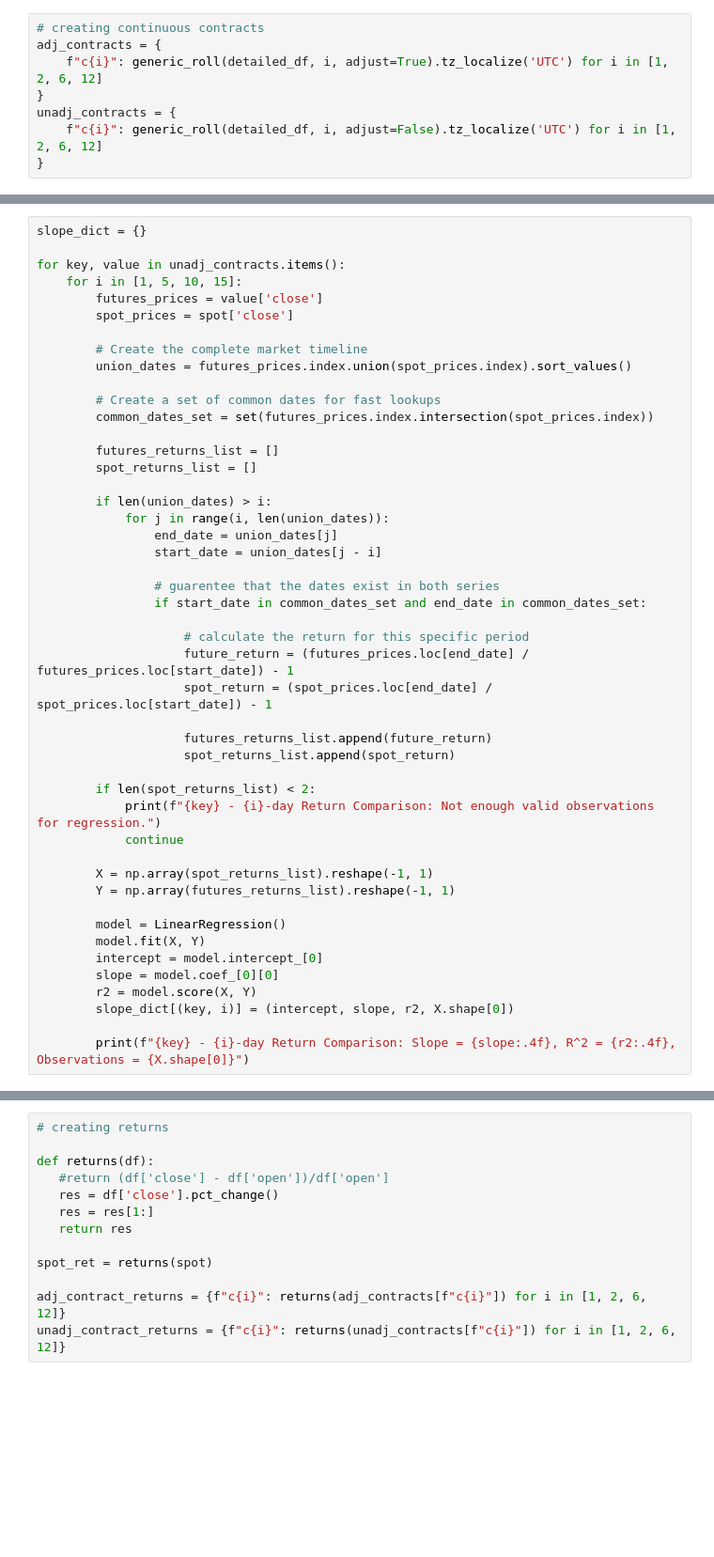
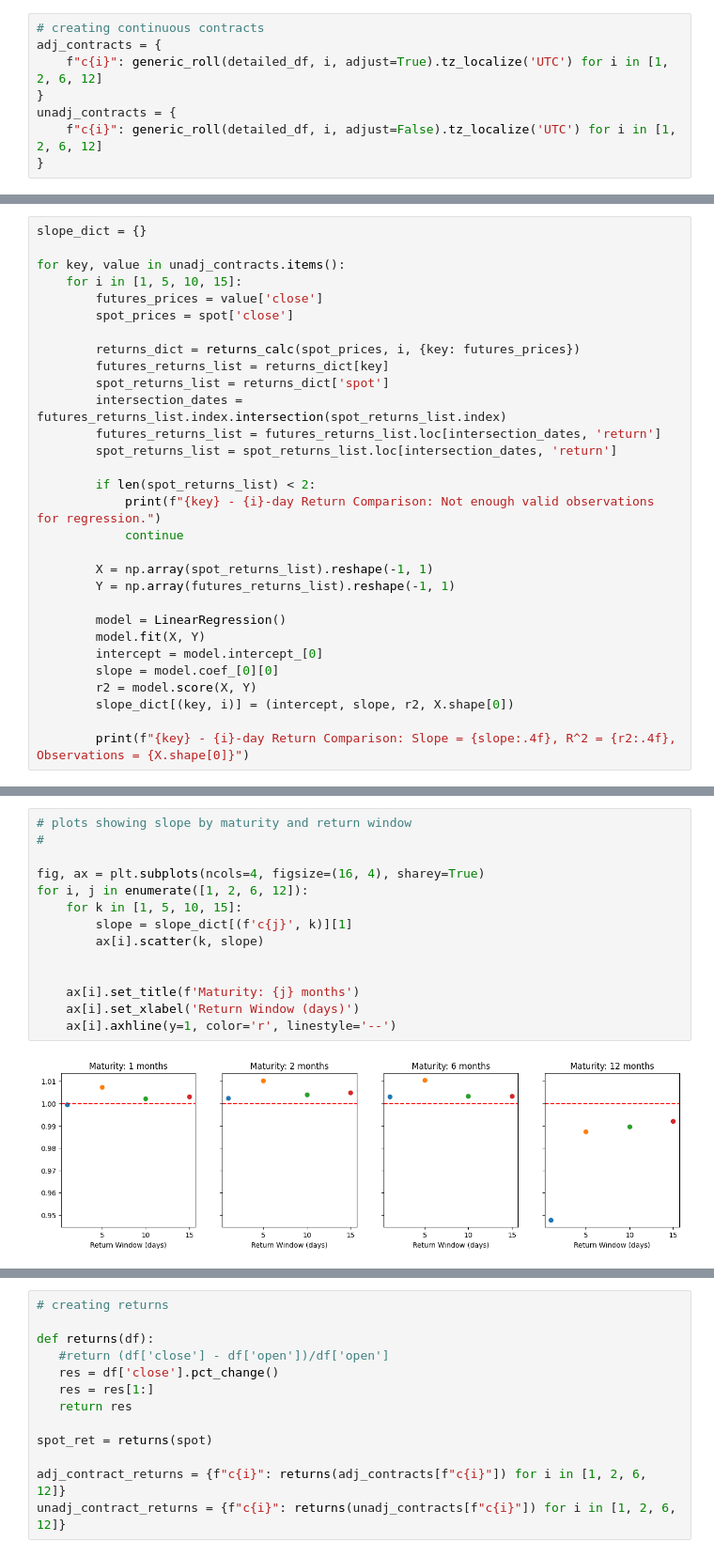
Before and after one commit to joeHollander/ETF-Research, a Jupyter notebook: main.ipynb, the cells around one changed output, grey strips where cells are left out. Shown at 94% size. Drawn from its saved outputs; the diff is of its cells as text; blank space fills up the shorter version.

Commit message:
new return function added. not used in every function yet. plotted slopes by maturity and return period

```diff
--- a/main.ipynb
+++ b/main.ipynb
@@ -173,29 +207,12 @@ for key, value in unadj_contracts.items():
         futures_prices = value['close']
         spot_prices = spot['close']
 
-        # Create the complete market timeline
-        union_dates = futures_prices.index.union(spot_prices.index).sort_values()
-
-        # Create a set of common dates for fast lookups
-        common_dates_set = set(futures_prices.index.intersection(spot_prices.index))
-
-        futures_returns_list = []
-        spot_returns_list = []
-
-        if len(union_dates) > i:
-            for j in range(i, len(union_dates)):
-                end_date = union_dates[j]
-                start_date = union_dates[j - i]
-
-                # guarentee that the dates exist in both series
-                if start_date in common_dates_set and end_date in common_dates_set:
-
-                    # calculate the return for this specific period
-                    future_return = (futures_prices.loc[end_date] / futures_prices.loc[start_date]) - 1
-                    spot_return = (spot_prices.loc[end_date] / spot_prices.loc[start_date]) - 1
-
-                    futures_returns_list.append(future_return)
-                    spot_returns_list.append(spot_return)
+        returns_dict = returns_calc(spot_prices, i, {key: futures_prices})
+        futures_returns_list = returns_dict[key]
+        spot_returns_list = returns_dict['spot']
+        intersection_dates = futures_returns_list.index.intersection(spot_returns_list.index)
+        futures_returns_list = futures_returns_list.loc[intersection_dates, 'return']
+        spot_returns_list = spot_returns_list.loc[intersection_dates, 'return']
 
         if len(spot_returns_list) < 2:
             print(f"{key} - {i}-day Return Comparison: Not enough valid observations for regression.")
@@ -232 +249,17 @@ c12 - 15-day Return Comparison: Slope = 0.9922, R^2 = 0.9793, Observations = 283
+# %%
+# plots showing slope by maturity and return window
+#
+
+fig, ax = plt.subplots(ncols=4, figsize=(16, 4), sharey=True)
+for i, j in enumerate([1, 2, 6, 12]):
+    for k in [1, 5, 10, 15]:
+        slope = slope_dict[(f'c{j}', k)][1]
+        ax[i].scatter(k, slope)
+
+
+    ax[i].set_title(f'Maturity: {j} months')
+    ax[i].set_xlabel('Return Window (days)')
+    ax[i].axhline(y=1, color='r', linestyle='--')
+# %% [output]
+[figure, added]
 # %%
```
Also changed, not shown: parts of 5 cells of this notebook, 2 other files.
